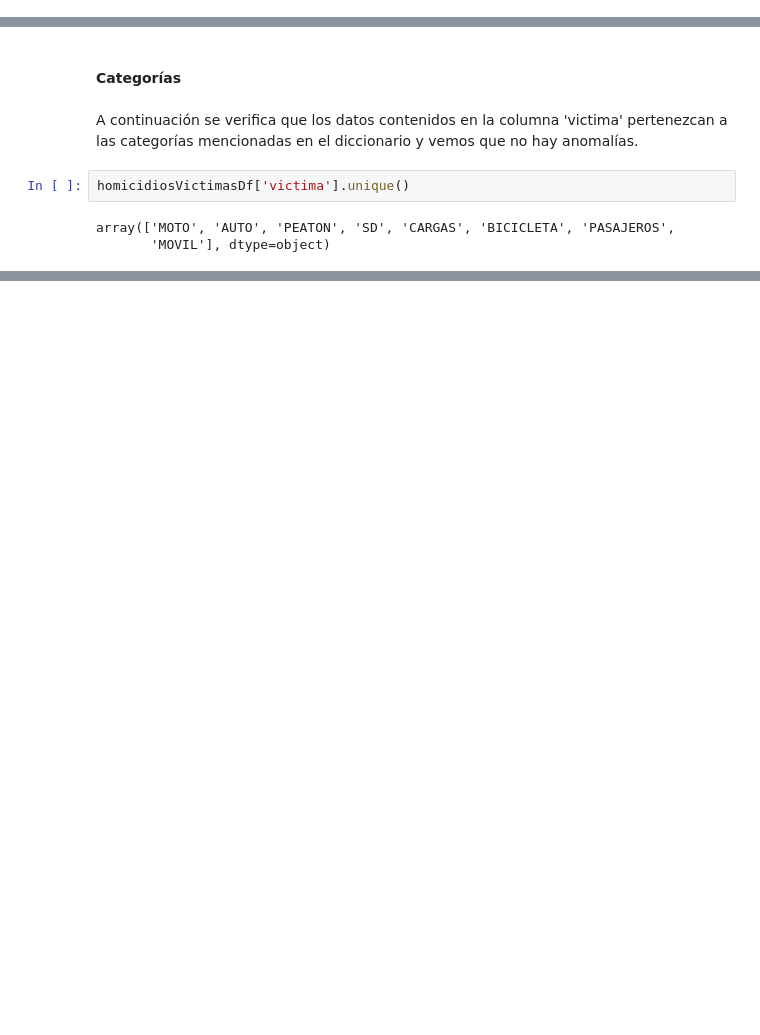
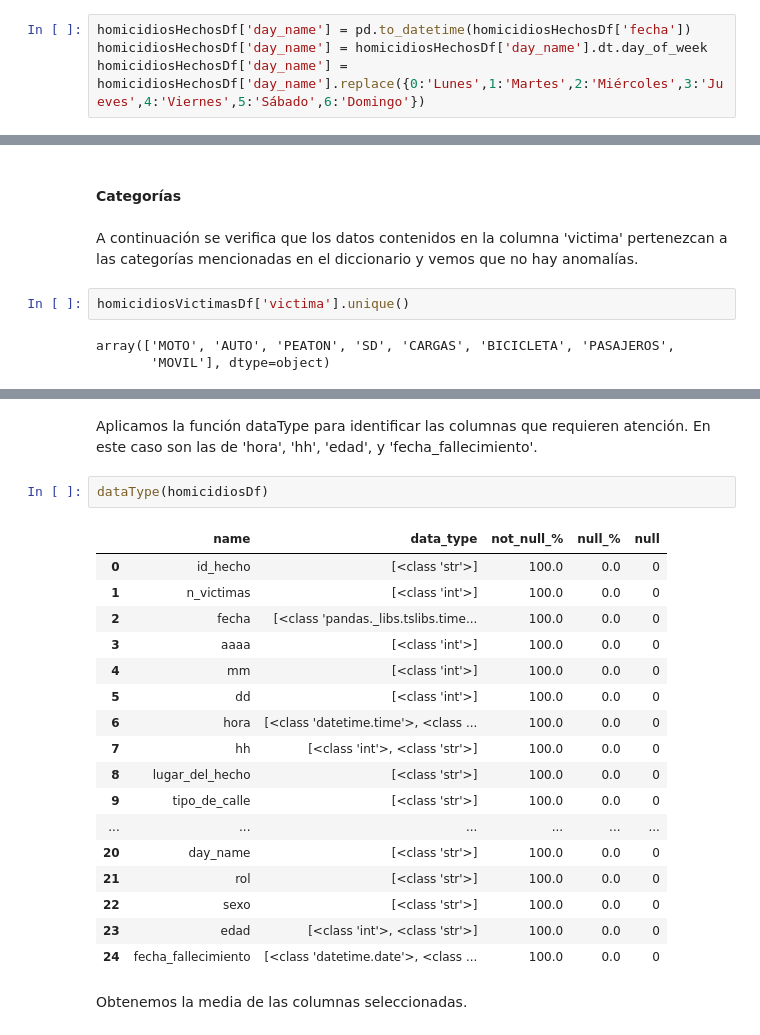
Before and after one commit to JBSosa/DA_Siniestros, a Jupyter notebook: Notebooks/EDA_PT1.ipynb, the cells around one changed output, grey strips where cells are left out. Saved outputs shown, nothing was run; the diff lists cells and outputs as text; blank space fills up the shorter version.

```diff
--- a/Notebooks/EDA_PT1.ipynb
+++ b/Notebooks/EDA_PT1.ipynb
@@ -494,0 +497,4 @@ homicidiosHechosDf[homicidiosHechosDf['pos_x'] == 'SD']
+# %%
+homicidiosHechosDf['day_name'] = pd.to_datetime(homicidiosHechosDf['fecha'])
+homicidiosHechosDf['day_name'] = homicidiosHechosDf['day_name'].dt.day_of_week
+homicidiosHechosDf['day_name'] = homicidiosHechosDf['day_name'].replace({0:'Lunes',1:'Martes',2:'Miércoles',3:'Jueves',4:'Viernes',5:'Sábado',6:'Domingo'})
@@ -703,0 +742,24 @@ homicidiosDf.to_csv('../data/homicidios_merge.csv', index=False)
+# %% [markdown]
+Aplicamos la función dataType para identificar las columnas que requieren atención. En este caso son las de 'hora', 'hh', 'edad', y 'fecha_fallecimiento'.
+# %%
+dataType(homicidiosDf)
+# %% [output]
+|  | name | data_type | not_null_% | null_% | null |
+| 0 | id_hecho | [<class 'str'>] | 100.0 | 0.0 | 0 |
+| 1 | n_victimas | [<class 'int'>] | 100.0 | 0.0 | 0 |
+| 2 | fecha | [<class 'pandas._libs.tslibs.time... | 100.0 | 0.0 | 0 |
+| 3 | aaaa | [<class 'int'>] | 100.0 | 0.0 | 0 |
+| 4 | mm | [<class 'int'>] | 100.0 | 0.0 | 0 |
+| 5 | dd | [<class 'int'>] | 100.0 | 0.0 | 0 |
+| 6 | hora | [<class 'datetime.time'>, <class ... | 100.0 | 0.0 | 0 |
+| 7 | hh | [<class 'int'>, <class 'str'>] | 100.0 | 0.0 | 0 |
+| 8 | lugar_del_hecho | [<class 'str'>] | 100.0 | 0.0 | 0 |
+| 9 | tipo_de_calle | [<class 'str'>] | 100.0 | 0.0 | 0 |
+| ... | ... | ... | ... | ... | ... |
+| 20 | day_name | [<class 'str'>] | 100.0 | 0.0 | 0 |
+| 21 | rol | [<class 'str'>] | 100.0 | 0.0 | 0 |
+| 22 | sexo | [<class 'str'>] | 100.0 | 0.0 | 0 |
+| 23 | edad | [<class 'int'>, <class 'str'>] | 100.0 | 0.0 | 0 |
+| 24 | fecha_fallecimiento | [<class 'datetime.date'>, <class ... | 100.0 | 0.0 | 0 |
+# %% [markdown]
+Obtenemos la media de las columnas seleccionadas.
```
Also changed, not shown: parts of 13 cells of this notebook, 4 other files.
